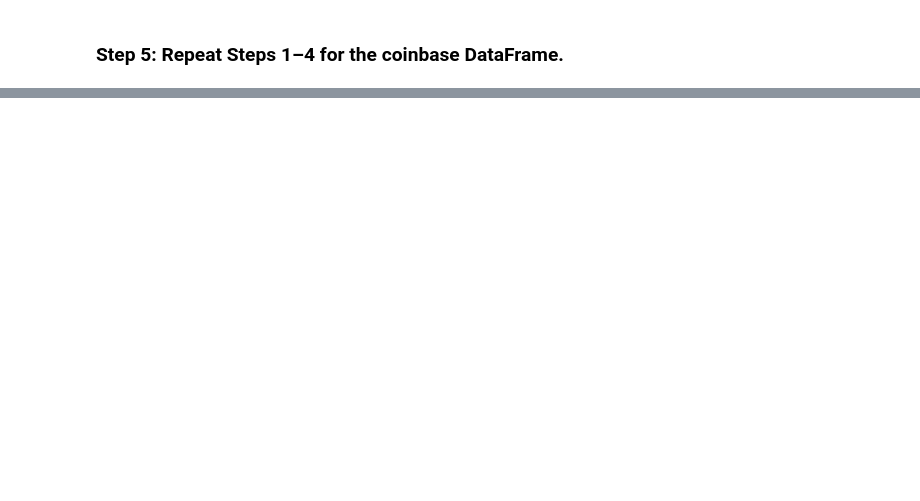
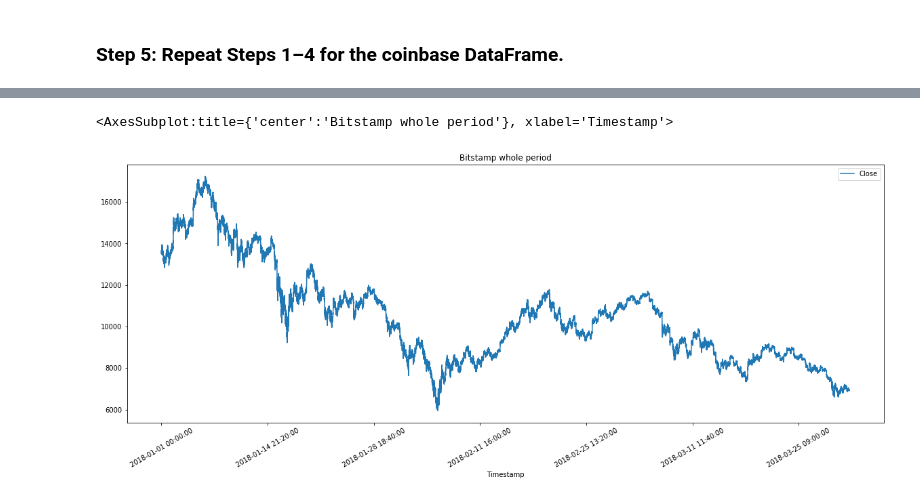
Before and after one commit to apeyton2/Crypto-Arbitrage, a Jupyter notebook: crypto_arbitrage.ipynb, the cells around one changed output, grey strips where cells are left out. Drawn from its saved outputs; the diff is of its cells as text; code cells hidden in the pictures; blank space fills up the shorter version.

```diff
--- a/crypto_arbitrage.ipynb
+++ b/crypto_arbitrage.ipynb
@@ -78,0 +13,3 @@ To prepare and clean your data for analysis, complete the following steps:
+# %%
+bspath=Path("bitstamp.csv")
+bitstamp = pd.read_csv(bspath)
@@ -88,0 +63,4 @@ To prepare and clean your data for analysis, complete the following steps:
+# %%
+bitstamp['Close']=bitstamp['Close'].str.replace('$','')
+#previewing the data to see it worked
+bitstamp.head()
@@ -98,0 +76,2 @@ To prepare and clean your data for analysis, complete the following steps:
+# %%
+bitstamp['Close']=bitstamp['Close'].astype(float)
@@ -491,0 +121,3 @@ cumulative_profit_early = # YOUR CODE HERE
+# %%
+bitstamp_sliced = bitstamp[['Timestamp','Close']]
+bitstamp_sliced.head()
@@ -491,0 +179,6 @@ cumulative_profit_early = # YOUR CODE HERE
+# %%
+#bitstamp plot
+bitstamp_sliced.plot(figsize=(20,7),title='Bitstamp whole period',rot=30,x='Timestamp')
+# %% [output]
+<AxesSubplot:title={'center':'Bitstamp whole period'}, xlabel='Timestamp'>
+[figure, added]
```
Also changed, not shown: parts of 106 cells of this notebook.
